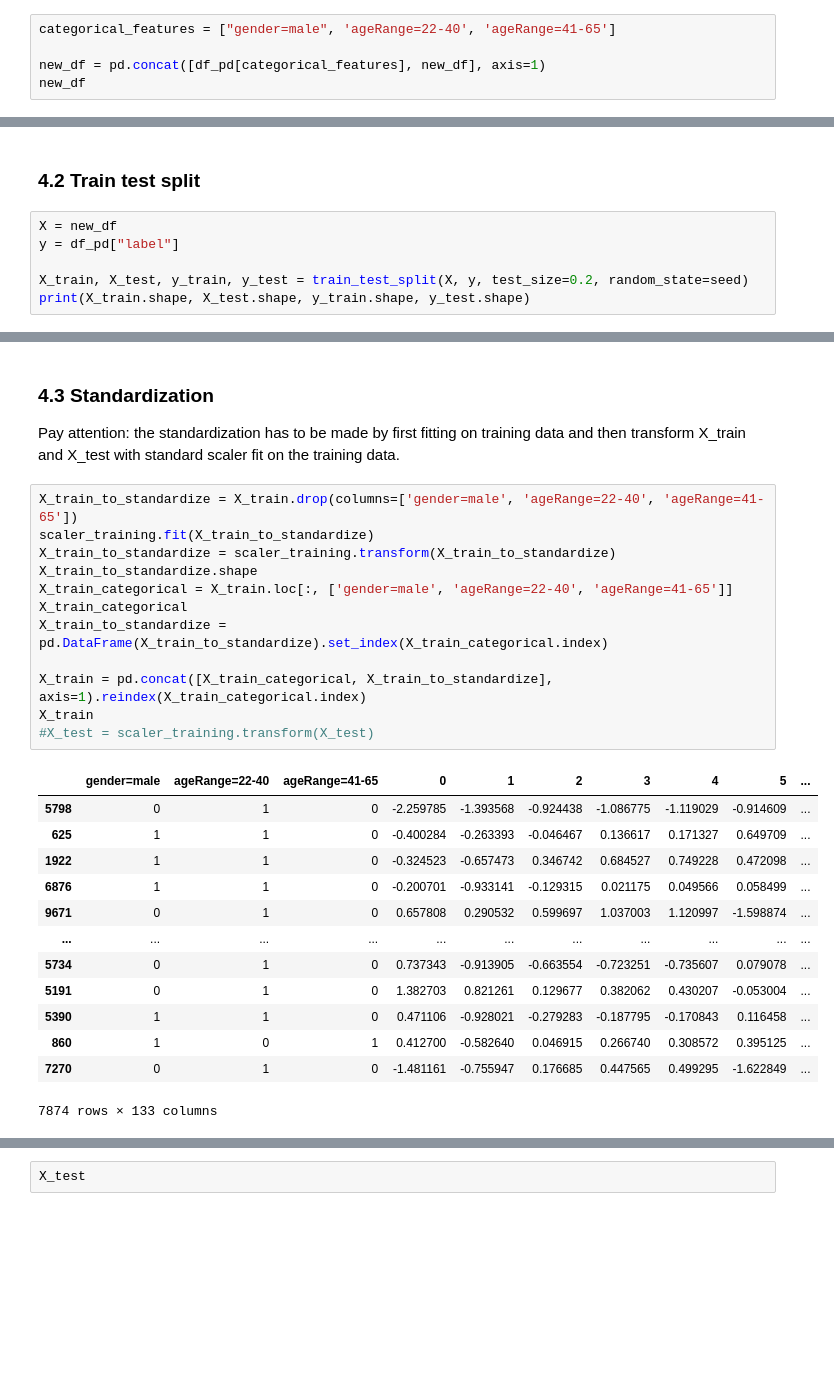
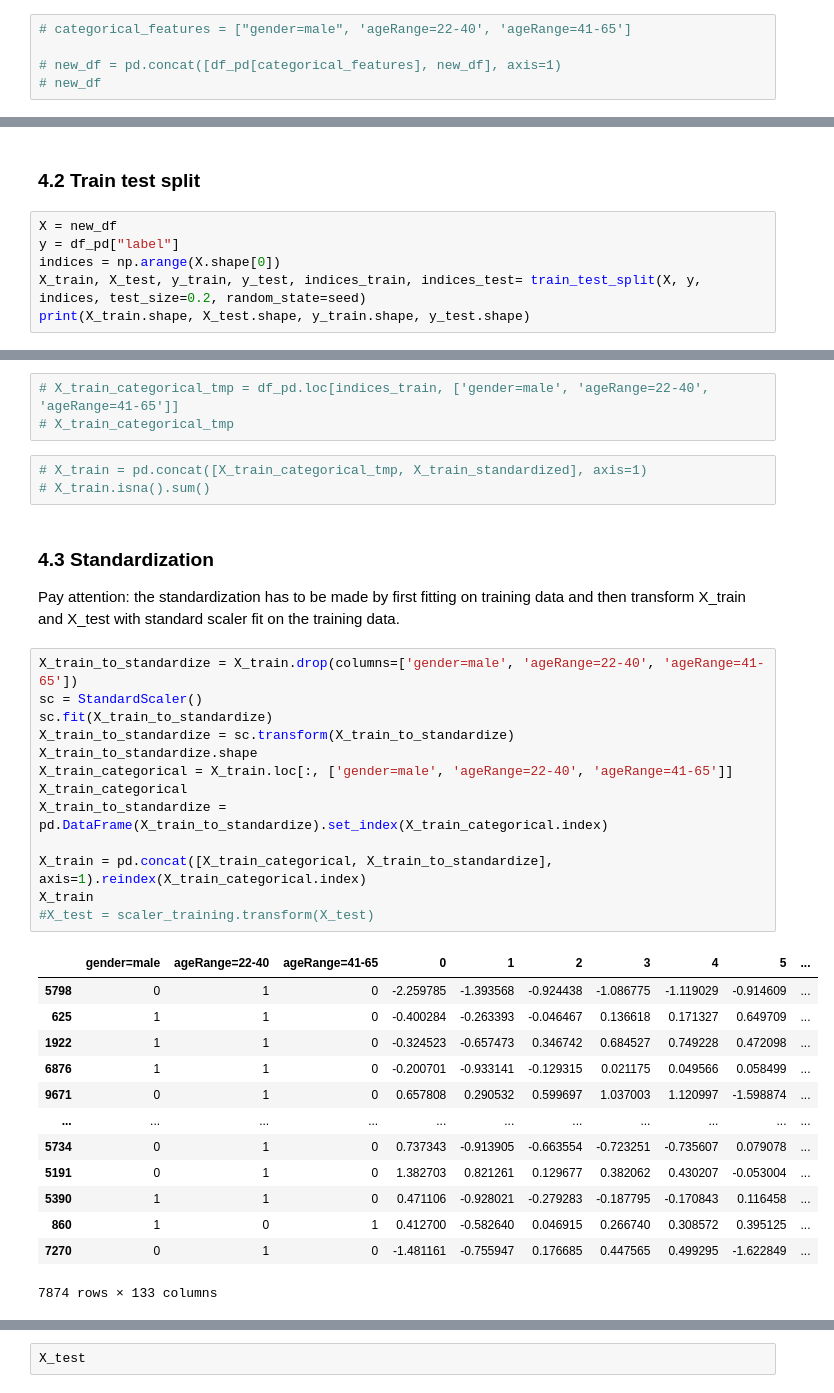
Before and after one commit to andrerubeis/Intent-Detection, a Jupyter notebook: standardized_final_final_version_MFCCs_aggregation.ipynb, the cells around one changed output, grey strips where cells are left out. Drawn from its saved outputs; the diff is of its cells as text; blank space fills up the shorter version.

```diff
--- a/standardized_final_final_version_MFCCs_aggregation.ipynb
+++ b/standardized_final_final_version_MFCCs_aggregation.ipynb
@@ -828,5 +814,5 @@ new_df
 # %%
-categorical_features = ["gender=male", 'ageRange=22-40', 'ageRange=41-65']
+# categorical_features = ["gender=male", 'ageRange=22-40', 'ageRange=41-65']
 
-new_df = pd.concat([df_pd[categorical_features], new_df], axis=1)
-new_df
+# new_df = pd.concat([df_pd[categorical_features], new_df], axis=1)
+# new_df
@@ -851,7 +823,7 @@ new_df
 # %%
 X = new_df
 y = df_pd["label"]
-
-X_train, X_test, y_train, y_test = train_test_split(X, y, test_size=0.2, random_state=seed)
+indices = np.arange(X.shape[0])
+X_train, X_test, y_train, y_test, indices_train, indices_test= train_test_split(X, y, indices, test_size=0.2, random_state=seed)
 print(X_train.shape, X_test.shape, y_train.shape, y_test.shape)
 # %% [output]
@@ -875,22 +929,29 @@ X_train
+# %%
+# X_train_categorical_tmp = df_pd.loc[indices_train, ['gender=male', 'ageRange=22-40', 'ageRange=41-65']]
+# X_train_categorical_tmp
+# %%
+# X_train = pd.concat([X_train_categorical_tmp, X_train_standardized], axis=1)
+# X_train.isna().sum()
 # %% [markdown]
 ### 4.3 Standardization
 Pay attention: the standardization has to be made by first fitting on training data and then transform X_train and X_test with standard scaler fit on the training data.
 # %%
 X_train_to_standardize = X_train.drop(columns=['gender=male', 'ageRange=22-40', 'ageRange=41-65'])
-scaler_training.fit(X_train_to_standardize)
-X_train_to_standardize = scaler_training.transform(X_train_to_standardize)
+sc = StandardScaler()
+sc.fit(X_train_to_standardize)
+X_train_to_standardize = sc.transform(X_train_to_standardize)
 X_train_to_standardize.shape
 X_train_categorical = X_train.loc[:, ['gender=male', 'ageRange=22-40', 'ageRange=41-65']]
 X_train_categorical
 X_train_to_standardize = pd.DataFrame(X_train_to_standardize).set_index(X_train_categorical.index)
 
 X_train = pd.concat([X_train_categorical, X_train_to_standardize], axis=1).reindex(X_train_categorical.index)
 X_train
 #X_test = scaler_training.transform(X_test)
 # %% [output]
 |  | gender=male | ageRange=22-40 | ageRange=41-65 | 0 | 1 | 2 | 3 | 4 | 5 | ... |
 | 5798 | 0 | 1 | 0 | -2.259785 | -1.393568 | -0.924438 | -1.086775 | -1.119029 | -0.914609 | ... |
-| 625 | 1 | 1 | 0 | -0.400284 | -0.263393 | -0.046467 | 0.136617 | 0.171327 | 0.649709 | ... |
+| 625 | 1 | 1 | 0 | -0.400284 | -0.263393 | -0.046467 | 0.136618 | 0.171327 | 0.649709 | ... |
 | 1922 | 1 | 1 | 0 | -0.324523 | -0.657473 | 0.346742 | 0.684527 | 0.749228 | 0.472098 | ... |
 | 6876 | 1 | 1 | 0 | -0.200701 | -0.933141 | -0.129315 | 0.021175 | 0.049566 | 0.058499 | ... |
 | 9671 | 0 | 1 | 0 | 0.657808 | 0.290532 | 0.599697 | 1.037003 | 1.120997 | -1.598874 | ... |
```
Also changed, not shown: parts of 31 cells of this notebook.
